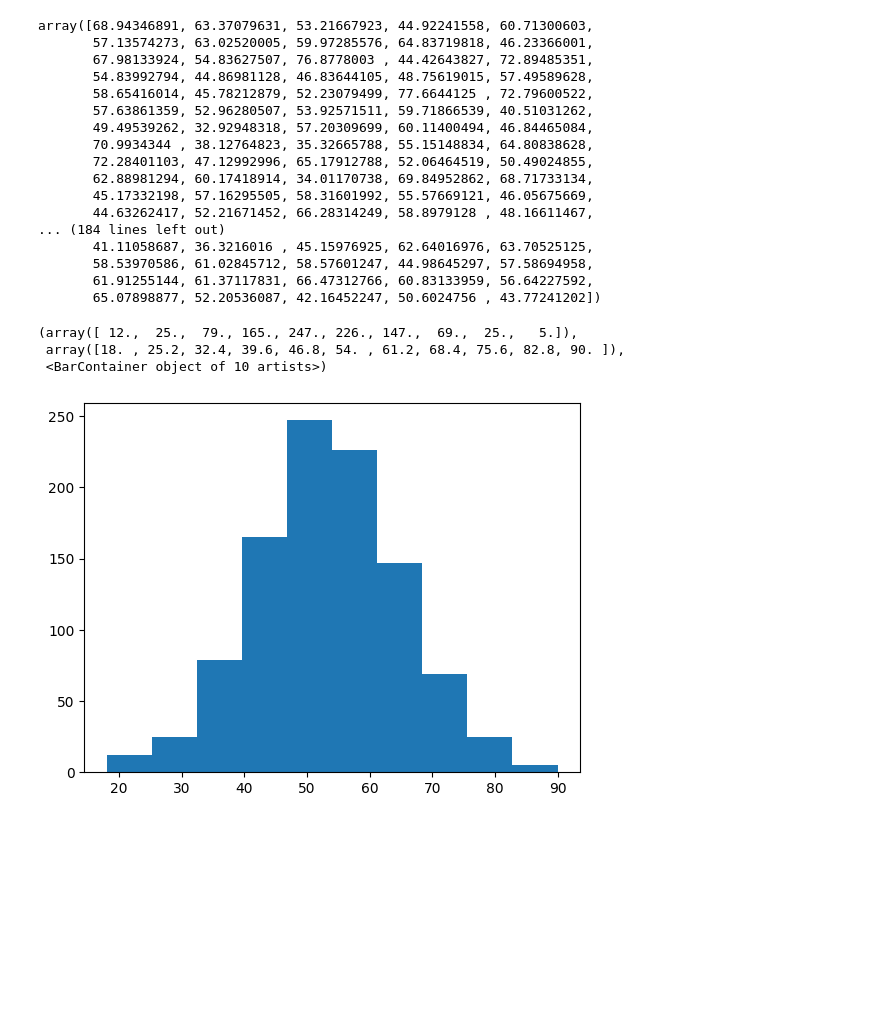
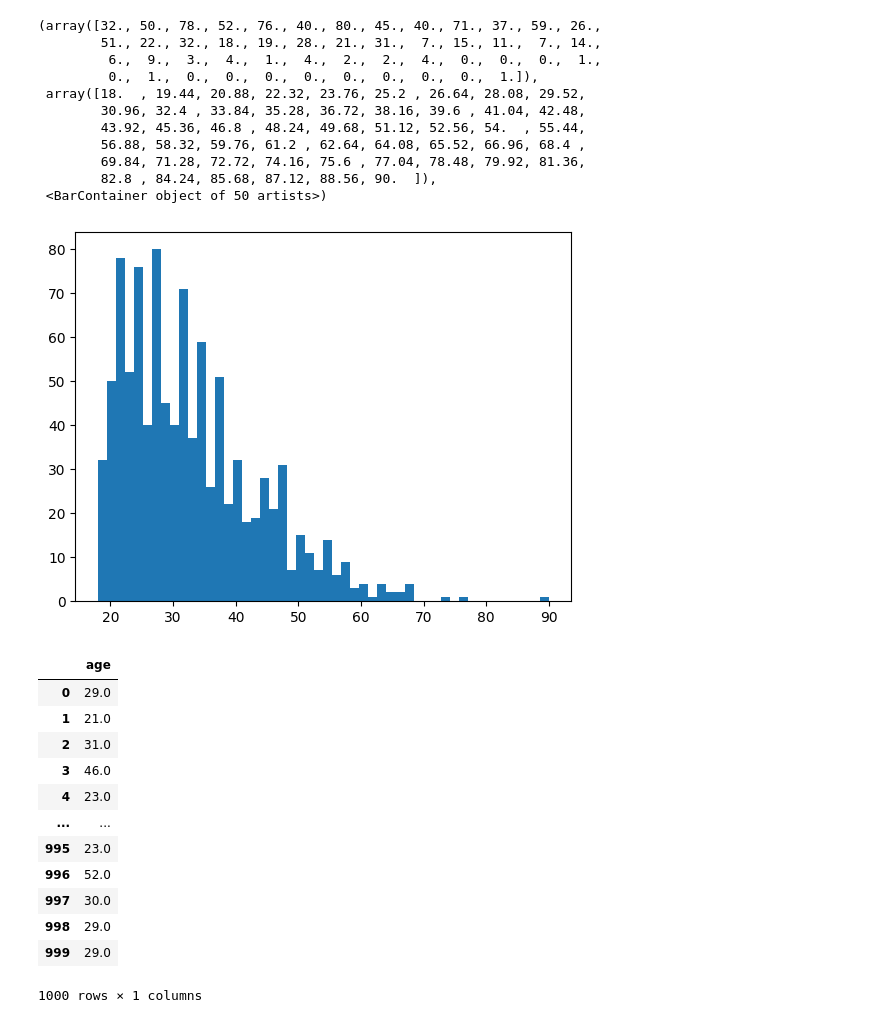
Before and after one commit to BonBonus/bonbonus_ml, a Jupyter notebook: model.ipynb, the cells around one changed output. Cells and saved outputs as stored; diff of their text form; code cells hidden in the pictures; blank space fills up the shorter version.

```diff
--- a/model.ipynb
+++ b/model.ipynb
@@ -17,33 +22,42 @@ SEED = 42
 
 random.seed(SEED)
 np.random.seed(SEED)
-# %%
-age = np.random.normal(size=(1000))
-age = minmax_scale(age, feature_range=(18, 90))
-age
-# %% [output]
-array([68.94346891, 63.37079631, 53.21667923, 44.92241558, 60.71300603,
-       57.13574273, 63.02520005, 59.97285576, 64.83719818, 46.23366001,
-       67.98133924, 54.83627507, 76.8778003 , 44.42643827, 72.89485351,
-       54.83992794, 44.86981128, 46.83644105, 48.75619015, 57.49589628,
-       58.65416014, 45.78212879, 52.23079499, 77.6644125 , 72.79600522,
-       57.63861359, 52.96280507, 53.92571511, 59.71866539, 40.51031262,
-       49.49539262, 32.92948318, 57.20309699, 60.11400494, 46.84465084,
-       70.9934344 , 38.12764823, 35.32665788, 55.15148834, 64.80838628,
-       72.28401103, 47.12992996, 65.17912788, 52.06464519, 50.49024855,
-       62.88981294, 60.17418914, 34.01170738, 69.84952862, 68.71733134,
-       45.17332198, 57.16295505, 58.31601992, 55.57669121, 46.05675669,
-       44.63262417, 52.21671452, 66.28314249, 58.8979128 , 48.16611467,
-... (184 lines left out)
-       41.11058687, 36.3216016 , 45.15976925, 62.64016976, 63.70525125,
-       58.53970586, 61.02845712, 58.57601247, 44.98645297, 57.58694958,
-       61.91255144, 61.37117831, 66.47312766, 60.83133959, 56.64227592,
-       65.07898877, 52.20536087, 42.16452247, 50.6024756 , 43.77241202])
-# %%
-# plt.scatter(age_y, age)
-plt.hist(age)
-# %% [output]
-(array([ 12.,  25.,  79., 165., 247., 226., 147.,  69.,  25.,   5.]),
- array([18. , 25.2, 32.4, 39.6, 46.8, 54. , 61.2, 68.4, 75.6, 82.8, 90. ]),
- <BarContainer object of 10 artists>)
-[figure, removed]
+# %%
+dataset_len = 1000
+# %%
+skewness = 30
+
+age = skewnorm.rvs(a = skewness, size=dataset_len)  #Skewnorm function
+age = minmax_scale(age, feature_range=(18, 90))
+age = age.round()
+plt.hist(age, bins=50)
+# %% [output]
+(array([32., 50., 78., 52., 76., 40., 80., 45., 40., 71., 37., 59., 26.,
+        51., 22., 32., 18., 19., 28., 21., 31.,  7., 15., 11.,  7., 14.,
+         6.,  9.,  3.,  4.,  1.,  4.,  2.,  2.,  4.,  0.,  0.,  0.,  1.,
+         0.,  1.,  0.,  0.,  0.,  0.,  0.,  0.,  0.,  0.,  1.]),
+ array([18.  , 19.44, 20.88, 22.32, 23.76, 25.2 , 26.64, 28.08, 29.52,
+        30.96, 32.4 , 33.84, 35.28, 36.72, 38.16, 39.6 , 41.04, 42.48,
+        43.92, 45.36, 46.8 , 48.24, 49.68, 51.12, 52.56, 54.  , 55.44,
+        56.88, 58.32, 59.76, 61.2 , 62.64, 64.08, 65.52, 66.96, 68.4 ,
+        69.84, 71.28, 72.72, 74.16, 75.6 , 77.04, 78.48, 79.92, 81.36,
+        82.8 , 84.24, 85.68, 87.12, 88.56, 90.  ]),
+ <BarContainer object of 50 artists>)
+[figure, added]
+# %%
+df_data = pd.DataFrame(age, columns=['age'])
+df_data
+# %% [output]
+|  | age |
+| 0 | 29.0 |
+| 1 | 21.0 |
+| 2 | 31.0 |
+| 3 | 46.0 |
+| 4 | 23.0 |
+| ... | ... |
+| 995 | 23.0 |
+| 996 | 52.0 |
+| 997 | 30.0 |
+| 998 | 29.0 |
+| 999 | 29.0 |
+1000 rows × 1 columns
```
Also changed, not shown: parts of 9 cells of this notebook.
